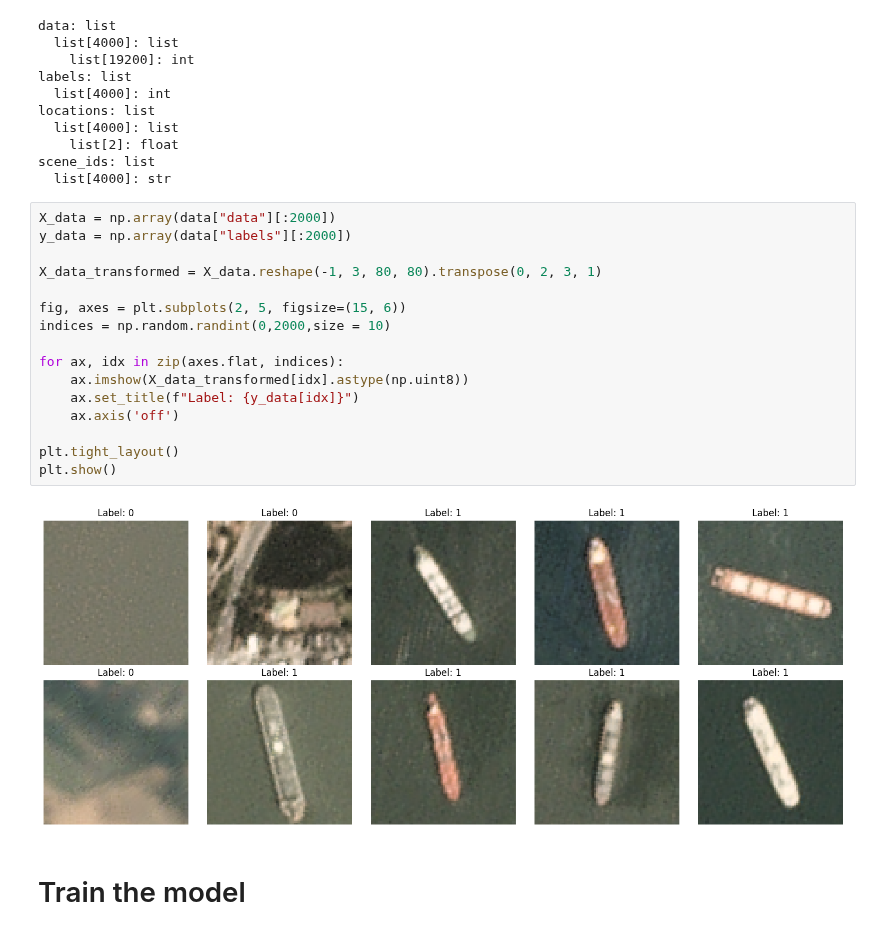
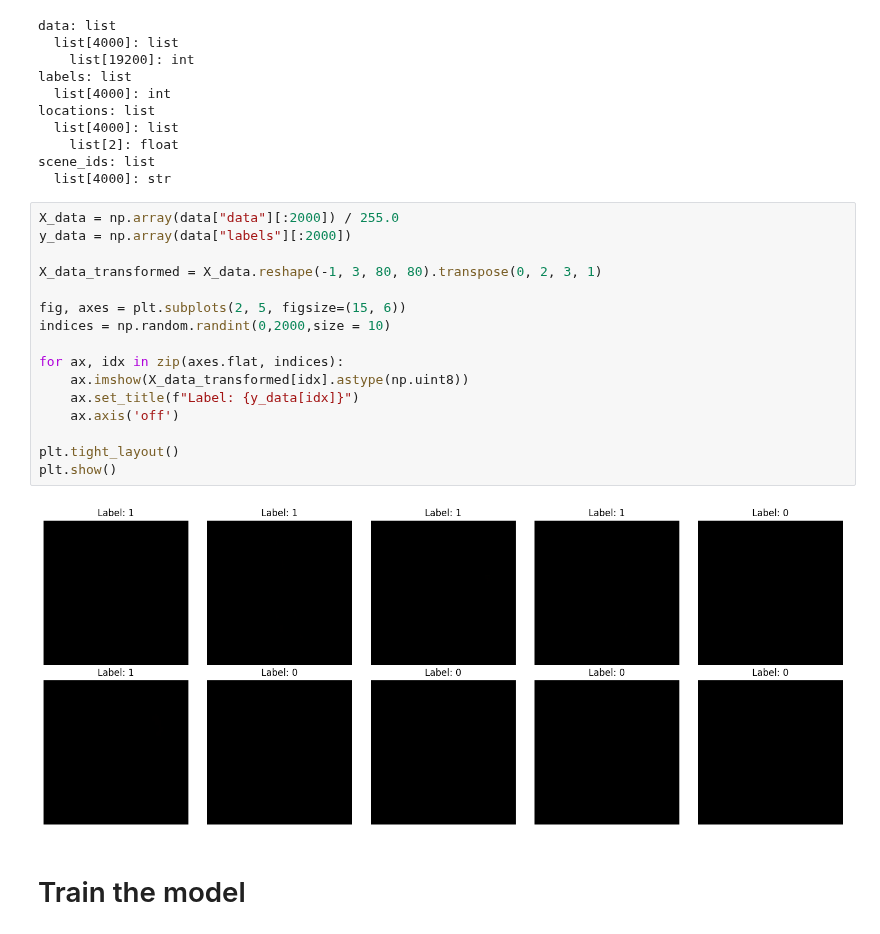
Before and after one commit to wd7512/seu-injection-framework, a Jupyter notebook: examples/shipsnet/notebook.ipynb, the cells around one changed output. Cells and saved outputs as stored; diff of their text form.

```diff
--- a/examples/shipsnet/notebook.ipynb
+++ b/examples/shipsnet/notebook.ipynb
@@ -30,23 +31,23 @@ locations: list
 scene_ids: list
   list[4000]: str
 # %%
-X_data = np.array(data["data"][:2000])
+X_data = np.array(data["data"][:2000]) / 255.0
 y_data = np.array(data["labels"][:2000])
 
 X_data_transformed = X_data.reshape(-1, 3, 80, 80).transpose(0, 2, 3, 1)
 
 fig, axes = plt.subplots(2, 5, figsize=(15, 6))
 indices = np.random.randint(0,2000,size = 10)
 
 for ax, idx in zip(axes.flat, indices):
     ax.imshow(X_data_transformed[idx].astype(np.uint8))
     ax.set_title(f"Label: {y_data[idx]}")
     ax.axis('off')
 
 plt.tight_layout()
 plt.show()
 # %% [output]
-[figure, old version]
+[figure, new version]
 # %% [markdown]
 # Train the model
 # %%
```
Also changed, not shown: parts of 7 cells of this notebook.
